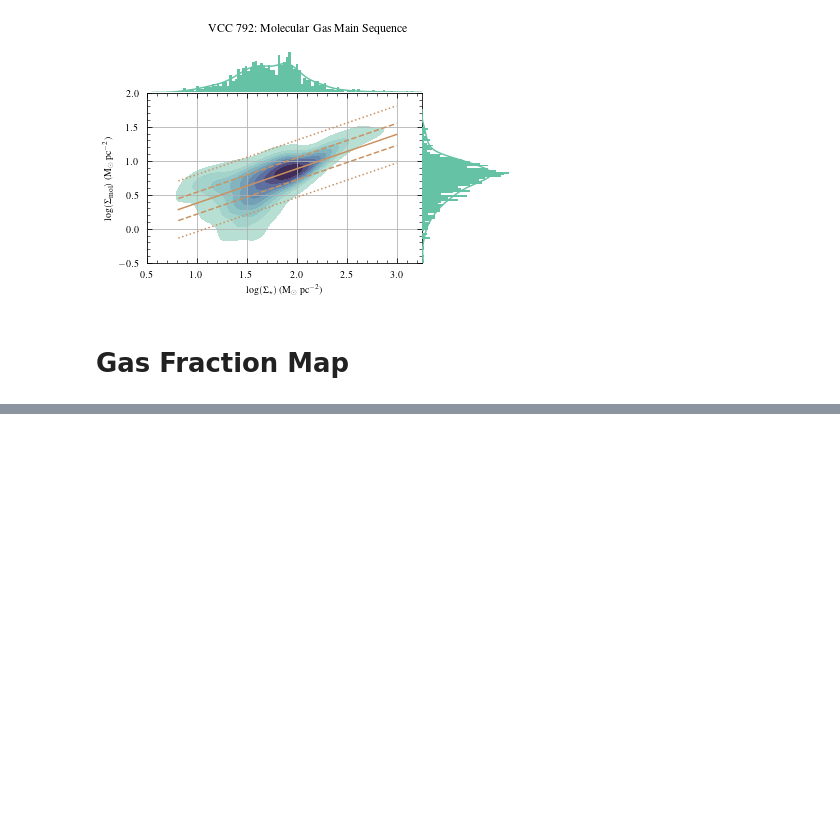
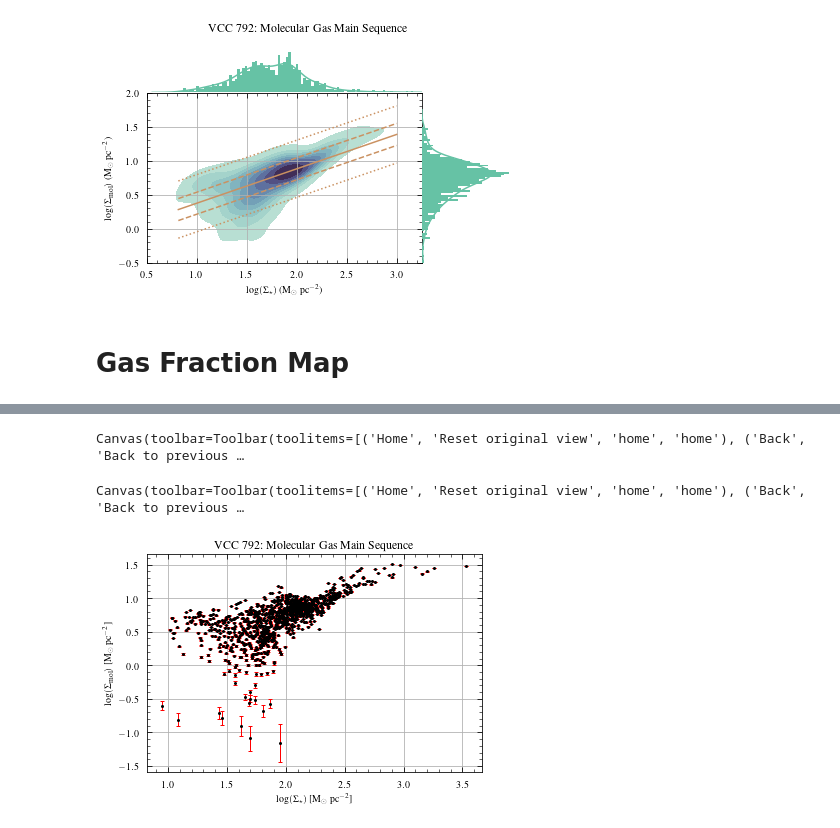
Before and after one commit to BearBearCodes/coop_f2021, a Jupyter notebook: warmup/stellar_mass_estimate.ipynb, the cells around one changed output, grey strips where cells are left out. Drawn from its saved outputs; the diff is of its cells as text; code cells hidden in the pictures; blank space fills up the shorter version.

Commit message:
plots with SED fitting results

```diff
--- a/warmup/stellar_mass_estimate.ipynb
+++ b/warmup/stellar_mass_estimate.ipynb
@@ -1589,0 +1935,13 @@ plt.show()
+# %%
+sed_coords = sed_nyquist[:, 0].reshape(42, 42).astype(int)  # correct. No transpose needed
+sed_mass = sed_nyquist[:, 4].reshape(42, 42)
+pc_per_px, pc_per_px_err = utils.calc_pixel_size(wcs_co, dist=23 * u.Mpc, dist_err=2.3 * u.Mpc)
+px_area = pc_per_px[0] * pc_per_px[1]
+px_area_err = np.sqrt(
+    (pc_per_px_err[0] / pc_per_px[0]) ** 2 + (pc_per_px_err[1] / pc_per_px[1]) ** 2
+) * px_area
+sed_mass_density = sed_mass / px_area
+sed_mass_density_err = px_area_err / px_area * sed_mass_density  # assuming no err in sed_mass
+print(f"Pixel area (pc^2): {px_area} +/- {px_area_err}")
+print(sed_coords)
+print(sed_mass)
@@ -1589,0 +1964,62 @@ plt.show()
+# %%
+plt.close("all")
+%matplotlib widget
+#
+# Stellar mass density map
+#
+fig, ax = plt.subplots(subplot_kw={"projection": wcs_co})
+img = ax.imshow(sed_mass_density, norm=LogNorm(vmin=20), cmap="viridis")
+cbar = fig.colorbar(img)
+cbar.ax.tick_params(which="both", direction="out")
+cbar.set_label(r"$\rm \Sigma_{\star}$ [$\rm M_\odot\; pc^{-2}$]")
+ax.contour(data_co, transform=ax.get_transform(wcs_co), levels=[0, 5, 10], colors='w')
+ax.set_title("VCC 792: SED-Derived Stellar Mass Densities")
+ax.set_xlabel("RA (J2000)")
+ax.set_ylabel("Dec (J2000)")
+ax.grid(False)
+# fig.savefig("imgs/vcc792_Mdensity_nyquist_SEDresults.pdf")
+plt.show()
+#
+# Gas fraction map
+#
+fig, ax = plt.subplots(subplot_kw={"projection": wcs_co})
+img = ax.imshow(np.log10(abs(data_co / sed_mass_density)), cmap="Blues", vmin=-2.5)
+cbar = fig.colorbar(img)
+cbar.ax.tick_params(which="both", direction="out")
+cbar.set_label(r"$\rm \log(\Sigma_{mol} / \Sigma_{\star})$")
+ax.contour(data_co, transform=ax.get_transform(wcs_co), levels=[0, 5, 10], colors='k')
+ax.set_title("VCC 792: SED-Derived Gas Fractions")
+ax.set_xlabel("RA (J2000)")
+ax.set_ylabel("Dec (J2000)")
+ax.grid(False)
+fig.savefig("imgs/vcc792_gas_frac_nyquist_SEDresults.pdf")
+plt.show()
+# %% [output]
+Canvas(toolbar=Toolbar(toolitems=[('Home', 'Reset original view', 'home', 'home'), ('Back', 'Back to previous …
+Canvas(toolbar=Toolbar(toolitems=[('Home', 'Reset original view', 'home', 'home'), ('Back', 'Back to previous …
+# %%
+plt.close("all")
+#
+# MGMS (scatter plot)
+#
+fig, ax = plt.subplots()
+ebar = ax.errorbar(
+    x=np.log10(sed_mass_density[data_co > 0]),
+    y=np.log10(data_co[data_co > 0]),
+    # xerr=sed_mass_density_err[data_co > 0] / (sed_mass_density[data_co > 0] * np.log(10)),
+    yerr=unc_co_noDistErr[data_co > 0] / (data_co[data_co > 0] * np.log(10)),
+    fmt=".",
+    markersize=4,
+    color="k",
+    ecolor="r",
+    elinewidth=1,
+    capsize=2,
+)
+# ebar[-1][0].set_linestyle("--")
+ax.set_title("VCC 792: Molecular Gas Main Sequence")
+ax.set_ylabel(r"$\rm \log(\Sigma_{mol})$ [$\rm M_\odot\; pc^{-2}$]")
+ax.set_xlabel(r"$\rm \log(\Sigma_{\star})$ [$\rm M_\odot\; pc^{-2}$]")
+# fig.savefig("imgs/vcc792_MGMS_scatter_SEDresults.pdf")
+plt.show()
+# %% [output]
+[figure, added]
```
Also changed, not shown: parts of 10 cells of this notebook, 1 other file.
